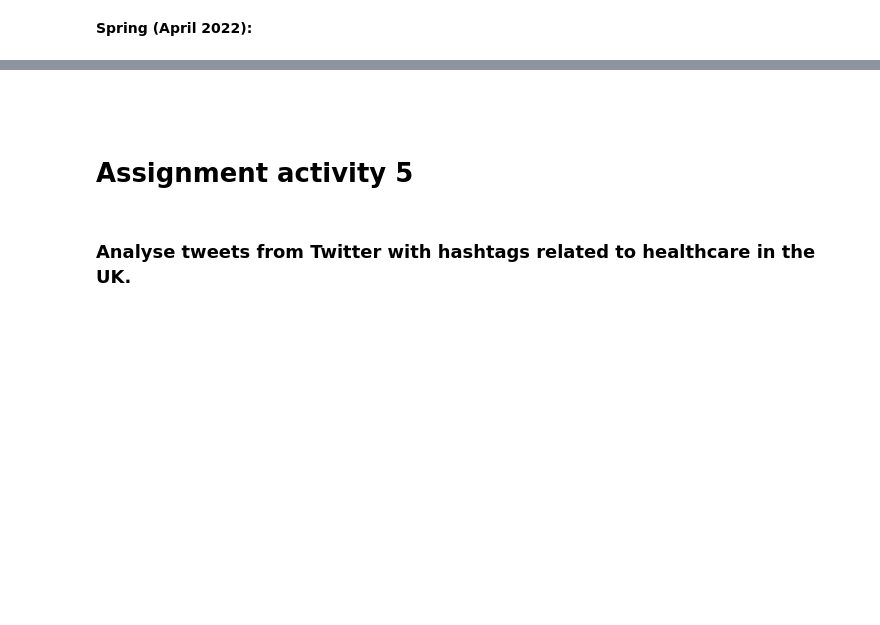
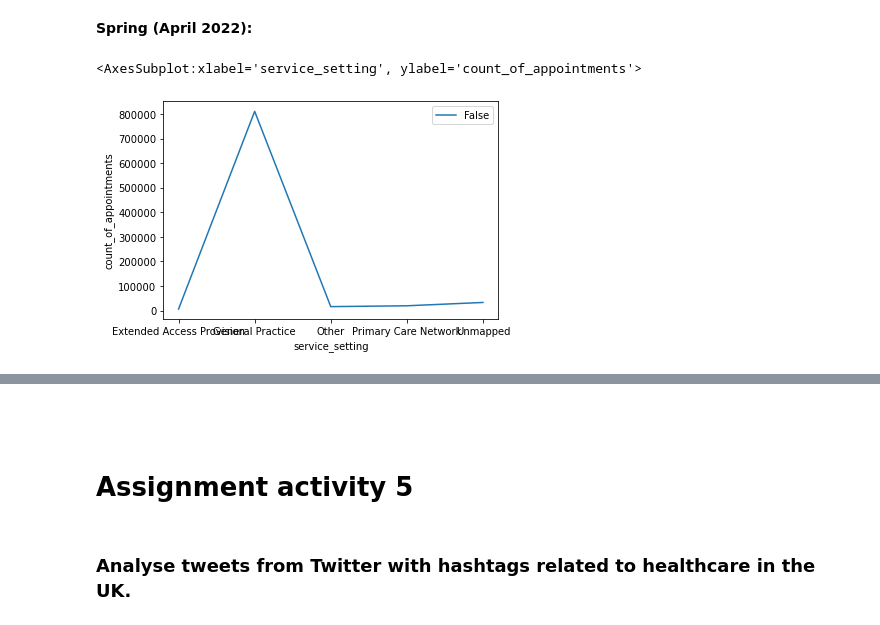
Before and after one commit to TimAyling/DA201_Assignment, a Jupyter notebook: Ayling_Timothy_DA201_Assignment_Notebook.ipynb, the cells around one changed output, grey strips where cells are left out. Saved outputs shown, nothing was run; the diff lists cells and outputs as text; code cells hidden in the pictures; blank space fills up the shorter version.

```diff
--- a/Ayling_Timothy_DA201_Assignment_Notebook.ipynb
+++ b/Ayling_Timothy_DA201_Assignment_Notebook.ipynb
@@ -497,3 +561,7 @@ Create four visualisations indicating the number of appointments for service set
 # %%
 # Look at April 2022 in more detail to allow a closer look.
 # Create a lineplot.
+sns.lineplot(x='service_setting', y='count_of_appointments', hue='appointment_month'=='2022-04', data=nc_ss, ci=None)
+# %% [output]
+<AxesSubplot:xlabel='service_setting', ylabel='count_of_appointments'>
+[figure, added]
```
Also changed, not shown: parts of 75 cells of this notebook, 2 other files.
